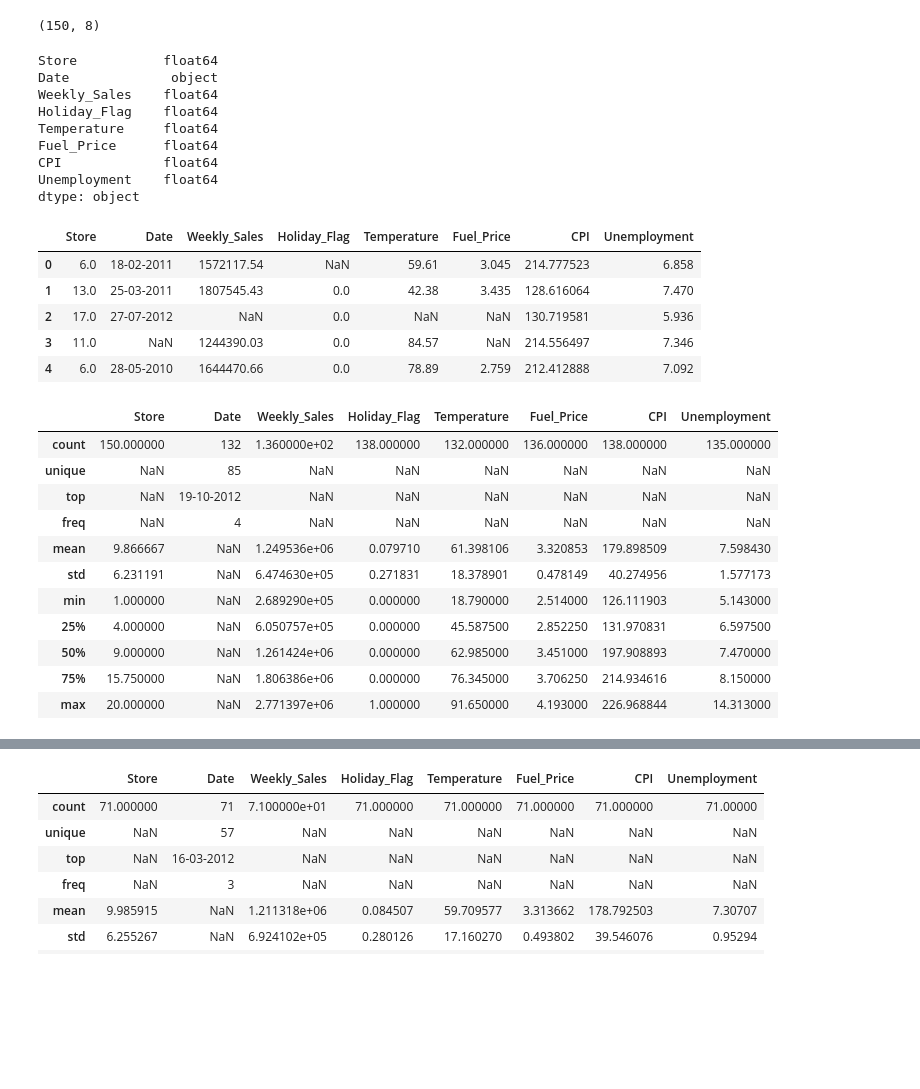
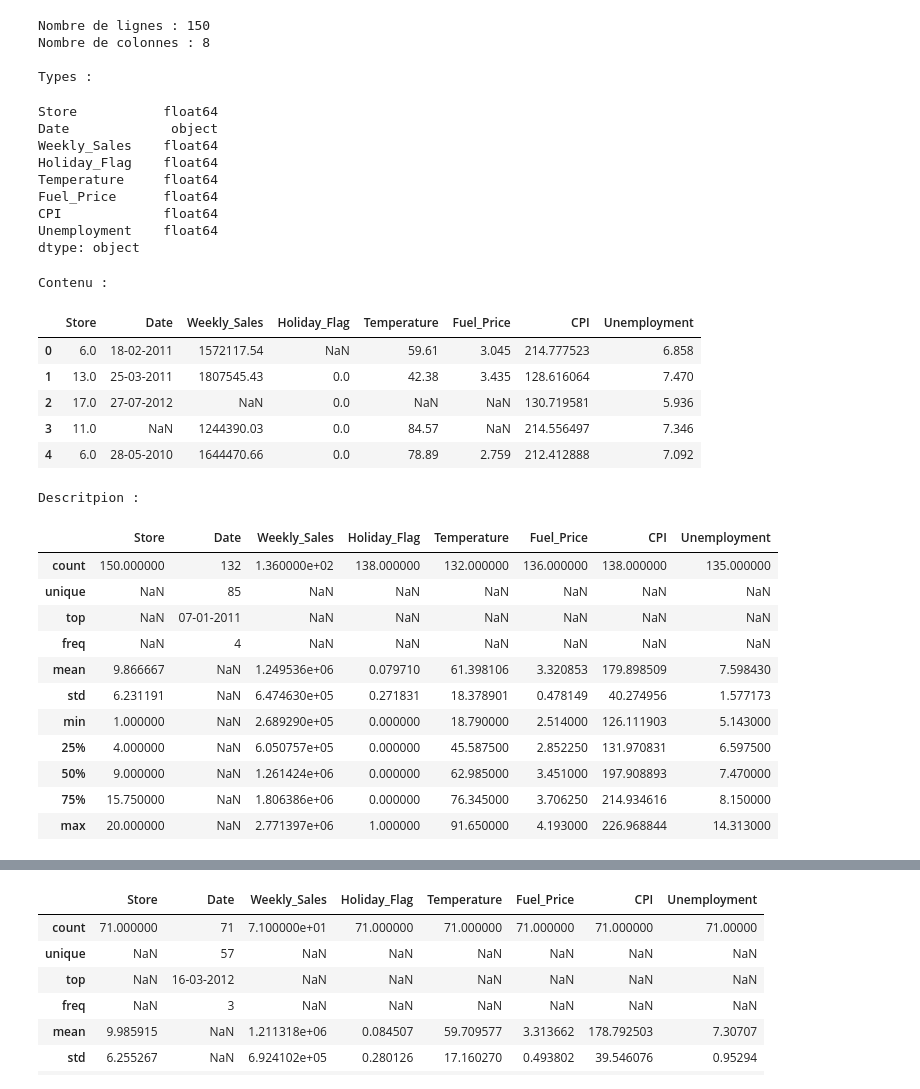
Before and after one commit to NimaDeh/data_science_public, a Jupyter notebook: walmart_sales/Walmart_project.ipynb, the cells around one changed output, grey strips where cells are left out. Cells and saved outputs as stored; diff of their text form; code cells hidden in the pictures; blank space fills up the shorter version.

```diff
--- a/walmart_sales/Walmart_project.ipynb
+++ b/walmart_sales/Walmart_project.ipynb
@@ -27,31 +27,40 @@ pio.renderers.default = "iframe"
 # Import dataset
 dataset = pd.read_csv("Walmart_Store_sales.csv")
 # %%
-display(dataset.shape)
+print("Nombre de lignes :", dataset.shape[0])
+print("Nombre de colonnes :", dataset.shape[1])
+print("\nTypes :")
 display(dataset.dtypes)
+print("\nContenu :")
 display(dataset.head())
+print("\nDescritpion :")
 display(dataset.describe(include='all'))
 # %% [output]
-(150, 8)
+Nombre de lignes : 150
+Nombre de colonnes : 8
+
+Types :
 Store           float64
 Date             object
 Weekly_Sales    float64
 Holiday_Flag    float64
 Temperature     float64
 Fuel_Price      float64
 CPI             float64
 Unemployment    float64
 dtype: object
+Contenu :
 |  | Store | Date | Weekly_Sales | Holiday_Flag | Temperature | Fuel_Price | CPI | Unemployment |
 | 0 | 6.0 | 18-02-2011 | 1572117.54 | NaN | 59.61 | 3.045 | 214.777523 | 6.858 |
 | 1 | 13.0 | 25-03-2011 | 1807545.43 | 0.0 | 42.38 | 3.435 | 128.616064 | 7.470 |
 | 2 | 17.0 | 27-07-2012 | NaN | 0.0 | NaN | NaN | 130.719581 | 5.936 |
 | 3 | 11.0 | NaN | 1244390.03 | 0.0 | 84.57 | NaN | 214.556497 | 7.346 |
 | 4 | 6.0 | 28-05-2010 | 1644470.66 | 0.0 | 78.89 | 2.759 | 212.412888 | 7.092 |
+Descritpion :
 |  | Store | Date | Weekly_Sales | Holiday_Flag | Temperature | Fuel_Price | CPI | Unemployment |
 | count | 150.000000 | 132 | 1.360000e+02 | 138.000000 | 132.000000 | 136.000000 | 138.000000 | 135.000000 |
 | unique | NaN | 85 | NaN | NaN | NaN | NaN | NaN | NaN |
-| top | NaN | 19-10-2012 | NaN | NaN | NaN | NaN | NaN | NaN |
+| top | NaN | 07-01-2011 | NaN | NaN | NaN | NaN | NaN | NaN |
 | freq | NaN | 4 | NaN | NaN | NaN | NaN | NaN | NaN |
 | mean | 9.866667 | NaN | 1.249536e+06 | 0.079710 | 61.398106 | 3.320853 | 179.898509 | 7.598430 |
 | std | 6.231191 | NaN | 6.474630e+05 | 0.271831 | 18.378901 | 0.478149 | 40.274956 | 1.577173 |
```
Also changed, not shown: parts of 25 cells of this notebook, 30 other files.
